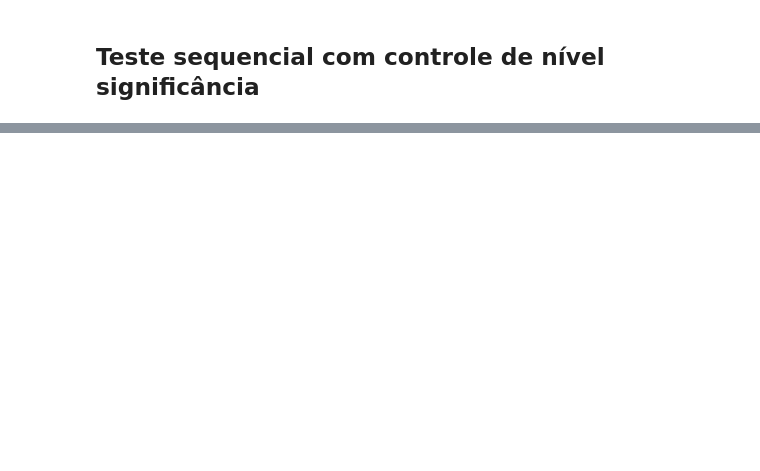
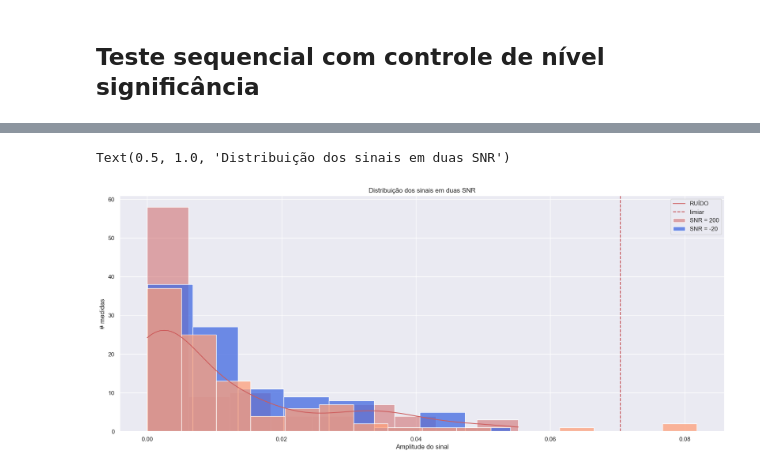
Before and after one commit to Alexandre-Caldeira/detection-theory-101, a Jupyter notebook: emBlocos.ipynb, the cells around one changed output, grey strips where cells are left out. Drawn from its saved outputs; the diff is of its cells as text; code cells hidden in the pictures; blank space fills up the shorter version.

```diff
--- a/emBlocos.ipynb
+++ b/emBlocos.ipynb
@@ -373,7 +364,7 @@ def corrige_alfaMSC(
     BIN = 7,
     alphaD = 5/100,  #fff significancia a atingir
     alphaInicial = -1,
-    tx_apr = 0.1,    # taxa de aprendizado
+    tx_apr = 0.02,    # taxa de aprendizado
     nSim = 1e3,
     itMAX = 300,
     VERBOSE = 1):
@@ -383,14 +374,15 @@ def corrige_alfaMSC(
     N = round(Mmax*tj)  # tamanho máximo do sinal
     nSim = round(nSim)  # numero de simulações
     if alphaInicial<0: alphas = [alphaD/(Mmax/Mstep)] # primeiro "chute" = alpha Desejado
+    else: alphas = [alphaInicial]
     alphaR = 1   # significancia REAL
     it = 1  # iteração atual
 
     while alphaR > alphaD and it <= itMAX:
         if it>1:
             # Se J = mse = e^2 (univariado), então:
-            grad = 2*alphas[-1] - alphaD
-            alphas.append(alphas[-1] +tx_apr*(grad))
+            grad = 2*alphaR - alphaD
+            alphas.append(alphas[-1] -tx_apr*(grad))
 
         descricao = 'Iteração #'+str(it); it+=1; nd = 0;
 
@@ -437,5 +429,5 @@ def corrige_alfaMSC(
     return alphas[-1]
 
 # Exemplo:
-print(corrige_alfaMSC(VERBOSE=3))
+print(corrige_alfaMSC(alphaD=0.04,VERBOSE=3))
 # %% [output]
@@ -493,0 +617,20 @@ Taxa de FP: 26.06%
+# %%
+# print(sinal.shape)
+[_,B] = ord_MSC(sinal[-1,42,:],tamanhoJanela=tj,M=Mmax)
+[_,A] = ord_MSC(sinal[0,42,:],tamanhoJanela=tj,M=Mmax)
+[_,R] = ord_MSC(rd.randn(N,),tamanhoJanela=tj,M=Mmax)
+# print(max(A))
+
+sns.histplot(kde=True, data=R,color= 'indianred')
+sns.histplot(kde= False,data = B, color='royalblue')
+sns.histplot(kde=False, data = A, color='lightsalmon')
+plt.axvline(limiar, 0,1,c='r',linestyle='--')
+# plt.xlim([-5,len(A)/20])
+texto = 'SNR = '+str(listaSNRs[-1])
+plt.legend(['RUÍDO','limiar',texto, 'SNR = -20'])
+plt.ylabel('# medidas')
+plt.xlabel('Amplitude do sinal')
+plt.title('Distribuição dos sinais em duas SNR')
+# %% [output]
+Text(0.5, 1.0, 'Distribuição dos sinais em duas SNR')
+[figure, added]
```
Also changed, not shown: parts of 14 cells of this notebook, 2 other files.
